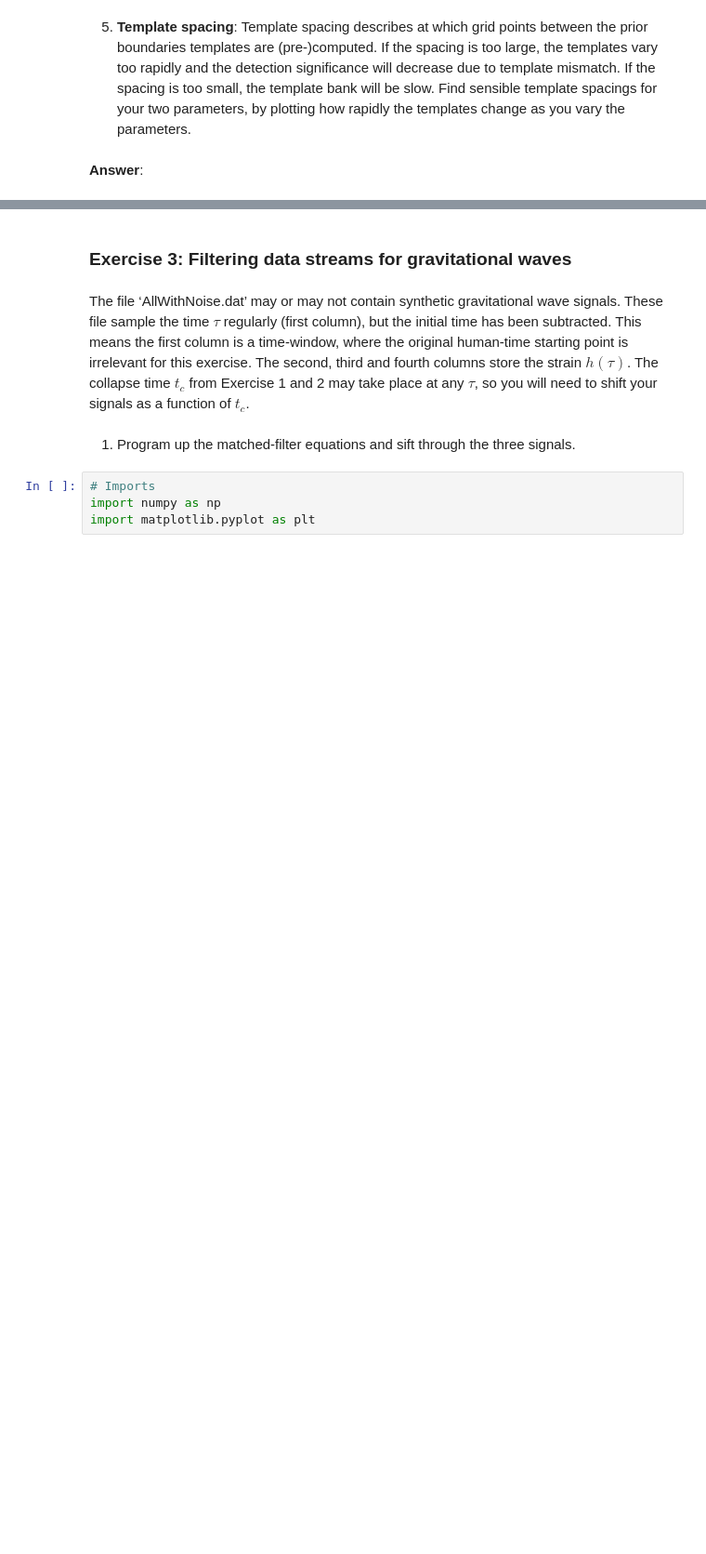
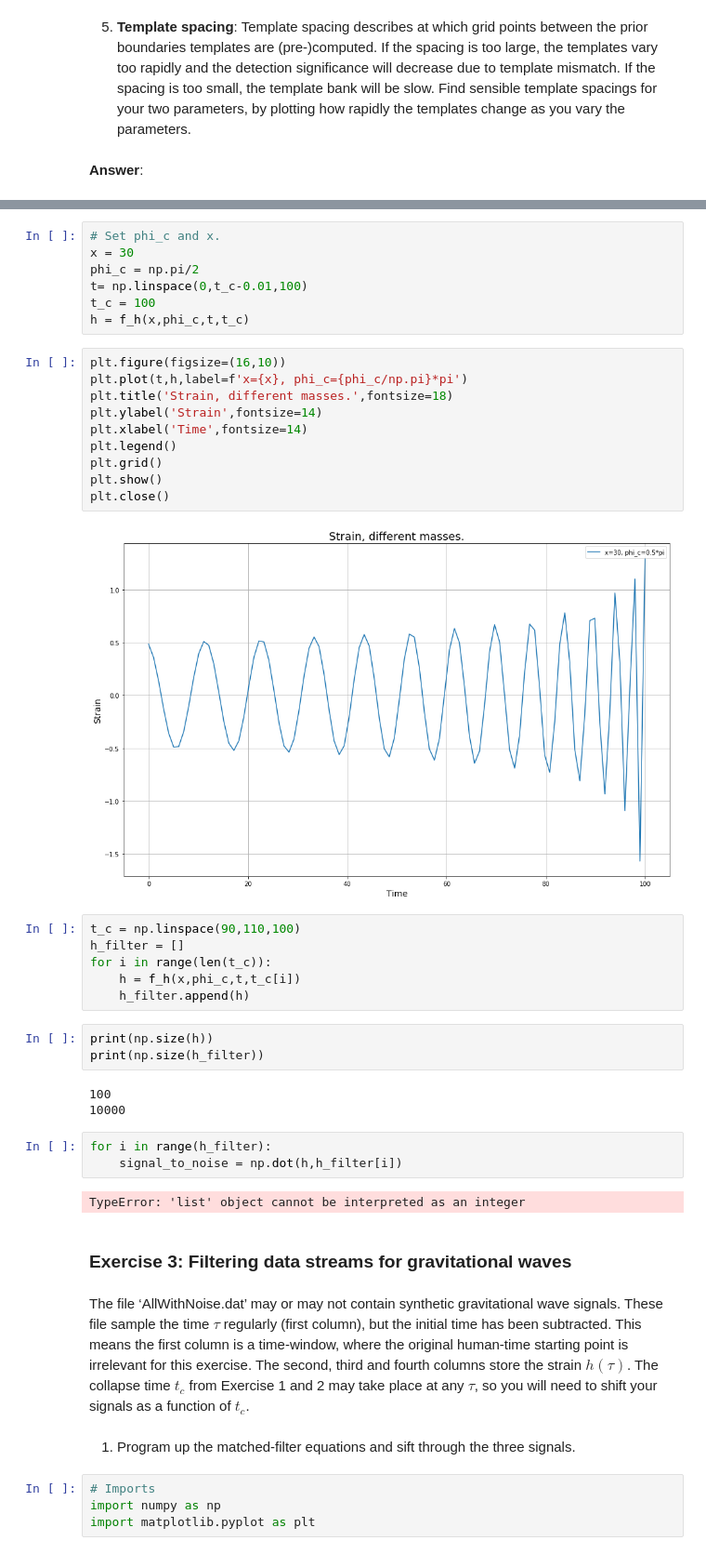
Before and after one commit to AukeB/MAS-2020, a Jupyter notebook: GravitationalWaves/GravitationalWaves.ipynb, the cells around one changed output, grey strips where cells are left out. Shown at 93% size. Saved outputs shown, nothing was run; the diff lists cells and outputs as text; blank space fills up the shorter version.

Commit message:
Working on the filtering

```diff
--- a/GravitationalWaves/GravitationalWaves.ipynb
+++ b/GravitationalWaves/GravitationalWaves.ipynb
@@ -152,3 +219,39 @@ Scale parameters: $A$, $\eta$, $D$
+# %%
+# Set phi_c and x.
+x = 30
+phi_c = np.pi/2
+t= np.linspace(0,t_c-0.01,100)
+t_c = 100
+h = f_h(x,phi_c,t,t_c)
+# %%
+plt.figure(figsize=(16,10))
+plt.plot(t,h,label=f'x={x}, phi_c={phi_c/np.pi}*pi')
+plt.title('Strain, different masses.',fontsize=18)
+plt.ylabel('Strain',fontsize=14)
+plt.xlabel('Time',fontsize=14)
+plt.legend()
+plt.grid()
+plt.show()
+plt.close()
+# %% [output]
+[figure, added]
+# %%
+t_c = np.linspace(90,110,100)
+h_filter = []
+for i in range(len(t_c)):
+    h = f_h(x,phi_c,t,t_c[i])
+    h_filter.append(h)
+# %%
+print(np.size(h))
+print(np.size(h_filter))
+# %% [output]
+100
+10000
+# %%
+for i in range(h_filter):
+    signal_to_noise = np.dot(h,h_filter[i])
+# %% [output]
+TypeError: 'list' object cannot be interpreted as an integer
 # %% [markdown]
 ### Exercise 3: Filtering data streams for gravitational waves
 # %% [markdown]
```
Also changed, not shown: parts of 17 cells of this notebook.
